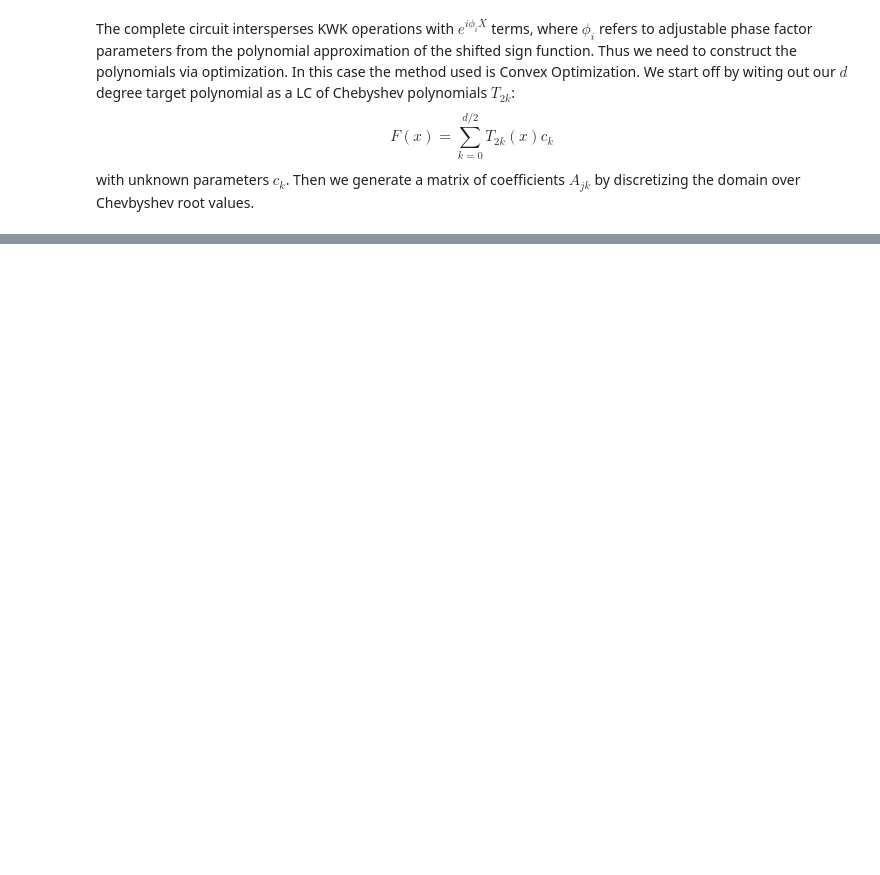
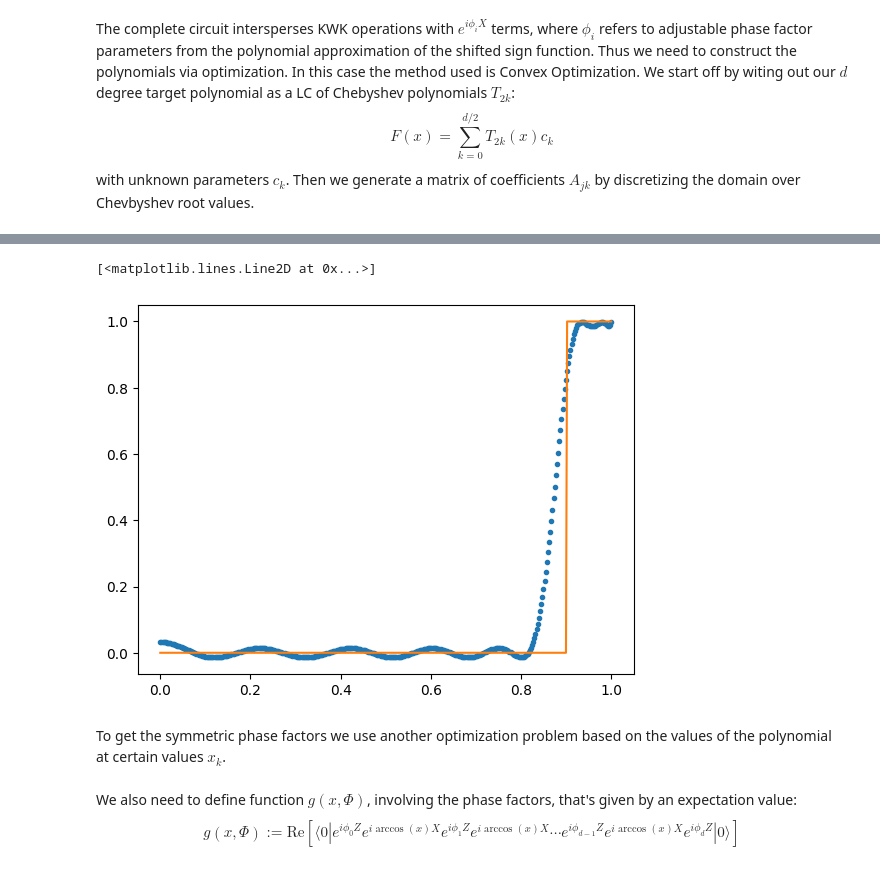
Before and after one commit to mmaneyro/Quantum-Neutrino-Project, a Jupyter notebook: FT_ground_state_prep.ipynb, the cells around one changed output, grey strips where cells are left out. Cells and saved outputs as stored; diff of their text form; code cells hidden in the pictures; blank space fills up the shorter version.

Commit message:
Added completed optimization procedure and QETU circuit

```diff
--- a/FT_ground_state_prep.ipynb
+++ b/FT_ground_state_prep.ipynb
@@ -144,0 +82,16 @@ prob = cp.Problem(objective, constraint)
+# %%
+def shifted_sign_function(x,mu):
+    func = abs(np.heaviside(x-mu*np.ones(len(x)),0))
+    return func
+
+def sigma(string,mu,delta,eta):
+    if string == '+':
+        return np.cos((mu-delta/2)/2)
+    if string == '-':
+        return np.cos((mu+delta/2)/2)
+    if string == 'min':
+        return np.cos((np.pi-eta)/2)
+    if string == 'max':
+        return np.cos(eta/2)
+    else:
+        raise 'Invalid string input'
@@ -149,0 +169,11 @@ None
+# %%
+x = np.linspace(0,1,400)
+y = np.polynomial.chebyshev.chebval(x, coefs.value)
+plt.plot(x,y,'.')
+sign = shifted_sign_function(x,mu-eta)
+plt.plot(x,sign)
+# %% [output]
+[<matplotlib.lines.Line2D at 0x...>]
+[figure, added]
+# %% [markdown]
+To get the symmetric phase factors we use another optimization problem based on the values of the polynomial at certain values $x_k$.
@@ -149,0 +185,3 @@ None
+# %% [markdown]
+We also need to define function $g(x,\Phi)$, involving the phase factors, that's given by an expectation value:
+$$g(x,\Phi):=\mathrm{Re}[\langle0|e^{i\phi_0Z}e^{i\arccos(x)X}e^{i\phi_1Z}e^{i\arccos(x)X}\cdots e^{i\phi_{d-1}Z}e^{i\arccos(x)X}e^{i\phi_dZ}|0\rangle]$$
```
Also changed, not shown: parts of 16 cells of this notebook.
